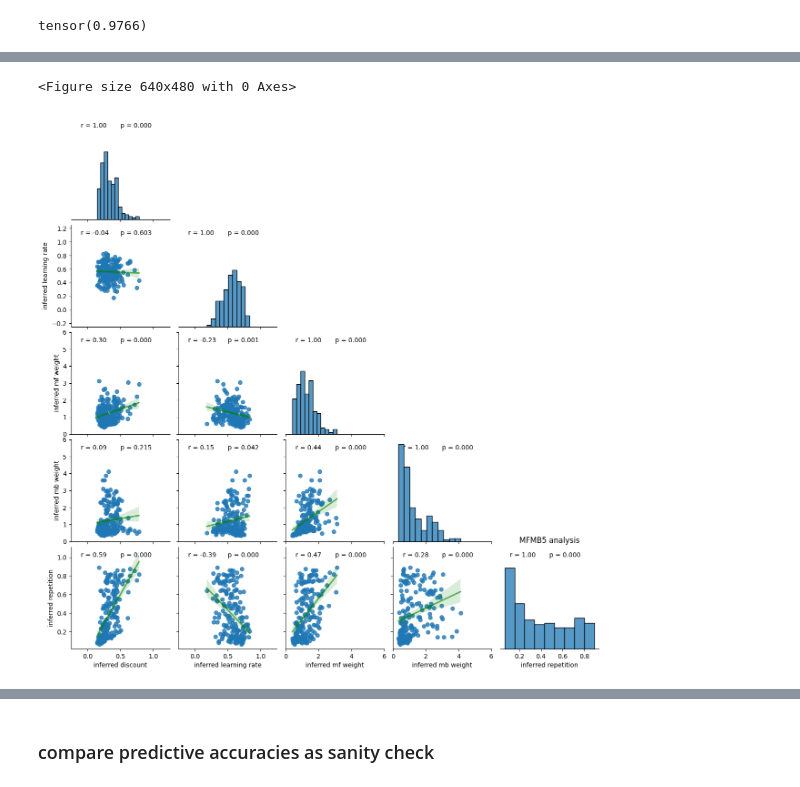
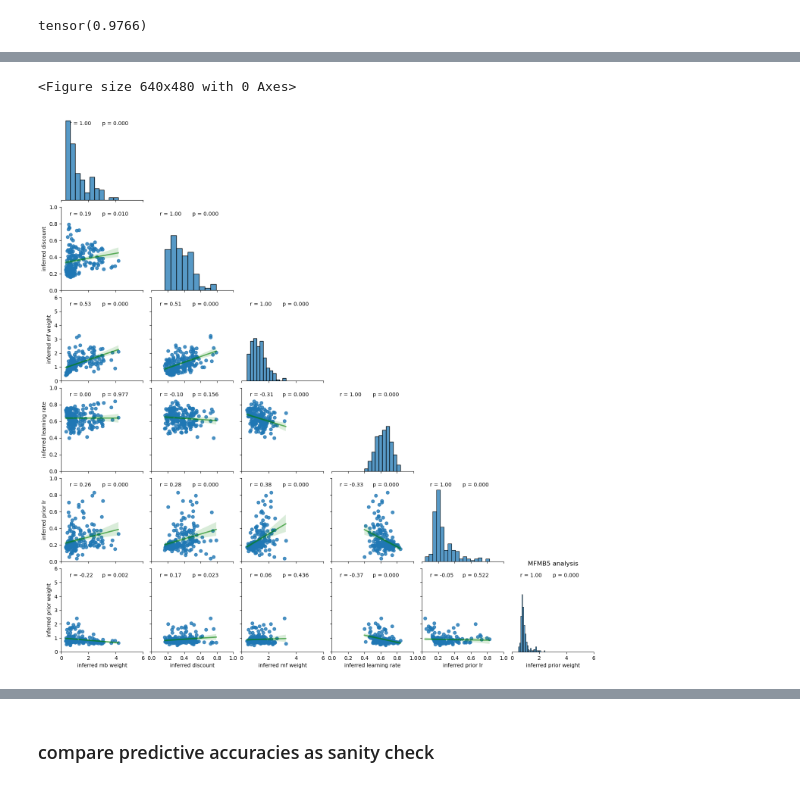
Before and after one commit to SSchwoebel/TwoStageStrategies, a Jupyter notebook: Chen_et_al_data/6b_compare_inference_single_frequentist.ipynb, the cells around one changed output, grey strips where cells are left out. Drawn from its saved outputs; the diff is of its cells as text; code cells hidden in the pictures.

Commit message:
added frequentist inference analysis

```diff
--- a/Chen_et_al_data/6b_compare_inference_single_frequentist.ipynb
+++ b/Chen_et_al_data/6b_compare_inference_single_frequentist.ipynb
@@ -179,8 +194,10 @@ possible rewards3 tensor([0., 1.], dtype=torch.float64)
 # %%
-def load_BCC_results(infer_h, base_dir, global_experiment_parameters, valid, fname_base, num_steps, data, param_names):
+def load_BCC_results(learn_rewards, learn_habit, learn_cached, base_dir, global_experiment_parameters, valid, fname_base, num_steps, data, param_names, use_h=False):
 
     # set up agent
-    bayes_agent = tu.set_up_Bayesian_inference_agent(n_agents, infer_h, base_dir, global_experiment_parameters, valid, remove_old=False)
+    bayes_agent = tu.set_up_Bayesian_inference_agent(n_agents, learn_rewards, learn_habit, learn_cached, base_dir,
+                                                    global_experiment_parameters, data["valid"], remove_old=False,
+                                                    use_h=use_h)
 
     print('analyzing '+str(n_agents)+' data sets')
 
@@ -196,16 +213,16 @@ def load_BCC_results(infer_h, base_dir, global_experiment_parameters, valid, fna
     inferrer.load_elbo(os.path.join(base_dir, fname_str+"_elbo.save"))
 
     if resample:
-        mean_df, sample_df, locs_sample_df = tu.sample_posterior(inferrer, param_names, fname_str, base_dir)
+        mean_df, sample_df, locs_sample_df = iu.sample_posterior(inferrer, param_names, fname_str, base_dir)
     else:
-        mean_df, sample_df, locs_sample_df = tu.load_samples(base_dir, fname_str)
+        mean_df, sample_df, locs_sample_df = iu.load_samples(base_dir, fname_str)
 
     return mean_df, sample_df, locs_sample_df
 # %%
-def load_MFMB_results(use_orig, use_p, restrict_alpha, max_dt, base_dir, global_experiment_parameters, valid, fname_base, num_steps, data, param_names):
+def load_MFMB_results(use_orig, learn_prior, use_p, restrict_alpha, max_dt, base_dir, global_experiment_parameters, valid, fname_base, num_steps, data, param_names):
 
     # set up agent
-    mfmb_agent = tu.set_up_mbmf_inference_agent(n_agents, use_orig, use_p, restrict_alpha, max_dt, min_alpha, base_dir, global_experiment_parameters, valid, remove_old=False)
+    mfmb_agent = tu.set_up_mbmf_inference_agent(n_agents, learn_prior, use_orig, use_p, restrict_alpha, max_dt, 0, base_dir, global_experiment_parameters, valid, remove_old=False)
 
     print('analyzing '+str(n_agents)+' data sets')
 
@@ -221,9 +238,9 @@ def load_MFMB_results(use_orig, use_p, restrict_alpha, max_dt, base_dir, global_
     inferrer.load_elbo(os.path.join(base_dir, fname_str+"_elbo.save"))
 
     if resample:
-        mean_df, sample_df, locs_sample_df = tu.sample_posterior(inferrer, param_names, fname_str, base_dir)
+        mean_df, sample_df, locs_sample_df = iu.sample_posterior(inferrer, param_names, fname_str, base_dir)
     else:
-        mean_df, sample_df, locs_sample_df = tu.load_samples(base_dir, fname_str)
+        mean_df, sample_df, locs_sample_df = iu.load_samples(base_dir, fname_str)
 
     return mean_df, sample_df, locs_sample_df
 # %%
@@ -748,46 +973,54 @@ The settings are: use p False
 # %%
-# MFMB5 analysis
+# MFMB6 analysis
 
 # set parameters and their names
+learn_prior = True
 
 use_orig = False
 
-use_p = True
+use_p = False
 restrict_alpha = False
 max_dt = 6
 
+n_pars = 4
+
+agnt_str = ""
+
 if use_orig:
-    prefix = "mbmfOrig_"
-    param_names = ["discount", "learning rate", "dec temp", "weight", "repetition"]
+    agnt_str += "mbmfOrig_"
+    param_names = ["discount", "learning rate", "dec temp", "weight"]
     model_name = "original original w and beta model"
+    param_ranges = [[0,1], [0,1], [0,8], [0,1]]
 else:
-    prefix = "mbmf_"
-    param_names = ["discount", "learning rate", "mf weight", "mb weight", "repetition"]
+    agnt_str += "mbmf_"
+    param_names = ["mb weight", "discount", "mf weight", "learning rate"]
     model_name = "two beta mbmf model"
+    param_ranges = [[0,max_dt], [0,1], [0,max_dt], [0,1]]
+
+
+if learn_prior:
+    n_pars += 2
+    param_names += ["prior lr", "prior weight"]
+    param_ranges += [[0,1], [0,max_dt]]
+    agnt_str += "_prior"
 
 if use_p:
-    n_pars = 5
-    p_str = "5param"
-else:
-    n_pars = 4
-    p_str = "4param"
-    param_names = param_names[:-1]
-
-MFMB5_param_names = param_names
+    n_pars += 1
+    agnt_str += "_p"
+    param_names += ["repetition"]
 
 if restrict_alpha:
-    restr_str = "_resticted"
+    agnt_str += "_resticted"
     min_alpha = 0.1
 else:
-    restr_str = ""
     min_alpha = 0
 
 # prepare for saving results
 # make base filename and folder string
-agent_type = prefix+p_str+restr_str
+agent_type = agnt_str
 
-# choose max decision temperature for numerical stability
-max_dt = 6
+MFMB6_param_names = param_names.copy()
+MFMB6_param_ranges = param_ranges.copy()
 
 # prepare for saving results
 # make base filename and folder string
@@ -802,22 +1035,20 @@ if fname_base[:-1] not in os.listdir(inference_folder):
 
 num_steps = 600
 
-MFMB5_mean_df, MFMB5_sample_df, MFMB5_locs_df = load_MFMB_results(use_orig, use_p, restrict_alpha, max_dt, base_dir, global_experiment_parameters, data["valid"], fname_base, num_steps, data, param_names)
+MFMB6_mean_df, MFMB6_sample_df, MFMB6_locs_df = load_MFMB_results(use_orig, learn_prior, use_p, restrict_alpha, max_dt, base_dir, global_experiment_parameters, data["valid"], fname_base, num_steps, data, MFMB6_param_names)
 
-MFMB5_agent = tu.set_up_mbmf_inference_agent(n_agents, use_orig, use_p, restrict_alpha, max_dt, min_alpha, base_dir, global_experiment_parameters, data["valid"], remove_old=False)
+MFMB6_agent = tu.set_up_mbmf_inference_agent(n_agents, learn_prior, use_orig, use_p, restrict_alpha, max_dt, min_alpha, base_dir, global_experiment_parameters, data["valid"], remove_old=False)
 
-MFMB_param_ranges = [[0,1], [0,1], [0,max_dt], [0,max_dt]]
-MFMB_param_plot_ranges = [[-0.25,1.25], [-0.25,1.25], [0,max_dt], [0,max_dt]]
-MFMB_param_names = param_names.copy()
+MFMB6_params = torch.stack([torch.tensor(MFMB6_mean_df["inferred "+name]) for name in MFMB6_param_names], dim=-1)
 
 plt.figure()
-vars_of_interest = ["inferred "+name for name in param_names]
-f = sns.pairplot(data=MFMB5_mean_df, kind='reg', diag_kind="hist", corner=True,
+vars_of_interest = ["inferred "+name for name in MFMB6_param_names]
+f = sns.pairplot(data=MFMB6_mean_df, kind='reg', diag_kind="hist", corner=True,
                     plot_kws={'line_kws': {'color': 'green', 'alpha': 0.6}},
                     x_vars=vars_of_interest, y_vars=vars_of_interest)
 f.map(tu.annot_corrfunc)
-for p, p_range in enumerate(MFMB_param_plot_ranges):
-    f.axes[3,p].set_xlim(p_range)
+for p, p_range in enumerate(MFMB6_param_ranges):
+    f.axes[n_pars-1,p].set_xlim(p_range)
     f.axes[p,0].set_ylim(p_range)
 plt.title("MFMB5 analysis")
 #plt.savefig(os.path.join(base_dir, fname_str+"_pairplot_means_inferred_corr.svg"))
@@ -825,4 +1056,6 @@ plt.show()
 
 print("This is inference for the twostage task using the "+model_name+"("+agent_type+")"+" with "+str(n_agents)+" agents.")
 print("The settings are: use p", use_p)
+
+plot_correlations(MFMB6_mean_df, vars_of_interest, vars_of_interest)
 # %% [output]
@@ -830,3 +1063,3 @@ mbmf_5param_inference_
 analyzing 188 data sets
 <Figure size 640x480 with 0 Axes>
-[figure, old version]
+[figure, new version]
```
Also changed, not shown: parts of 28 cells of this notebook, 7 other files.
